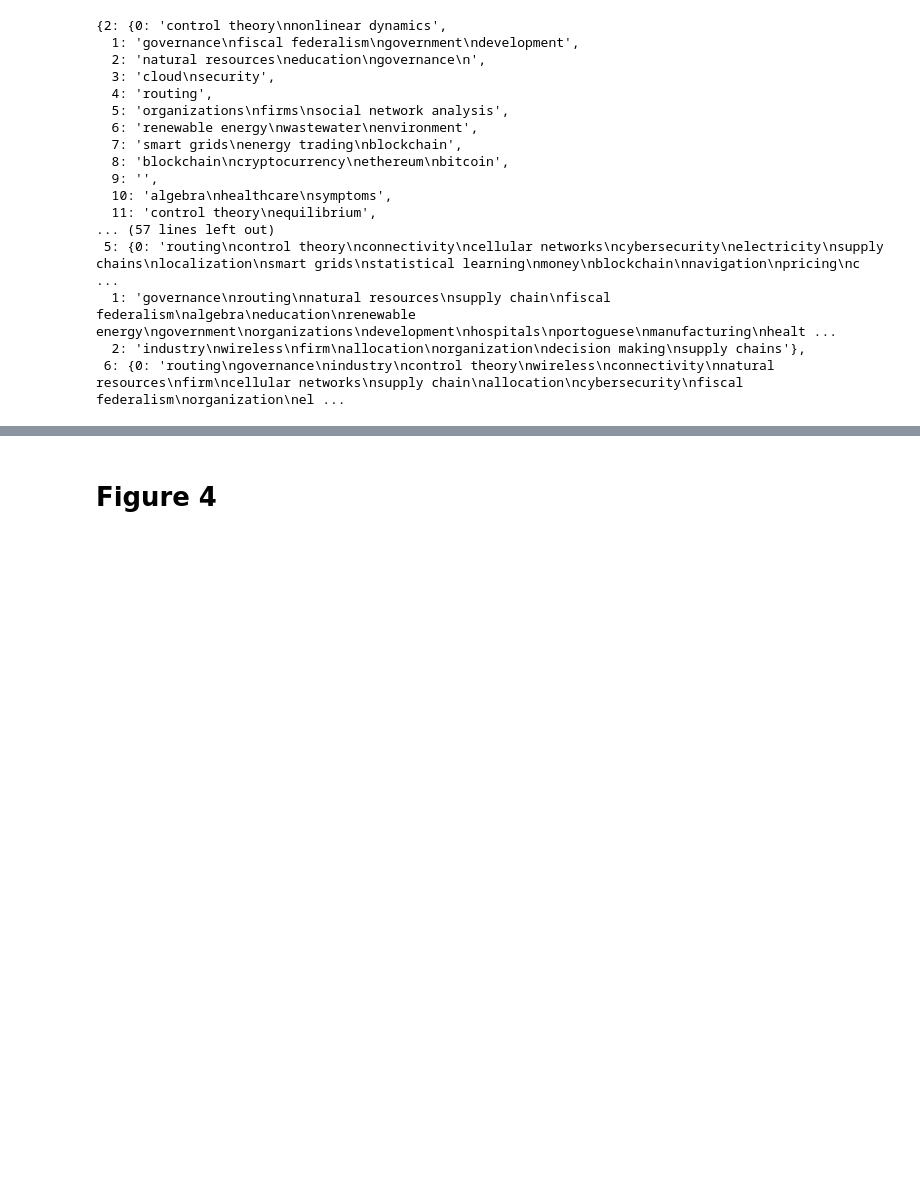
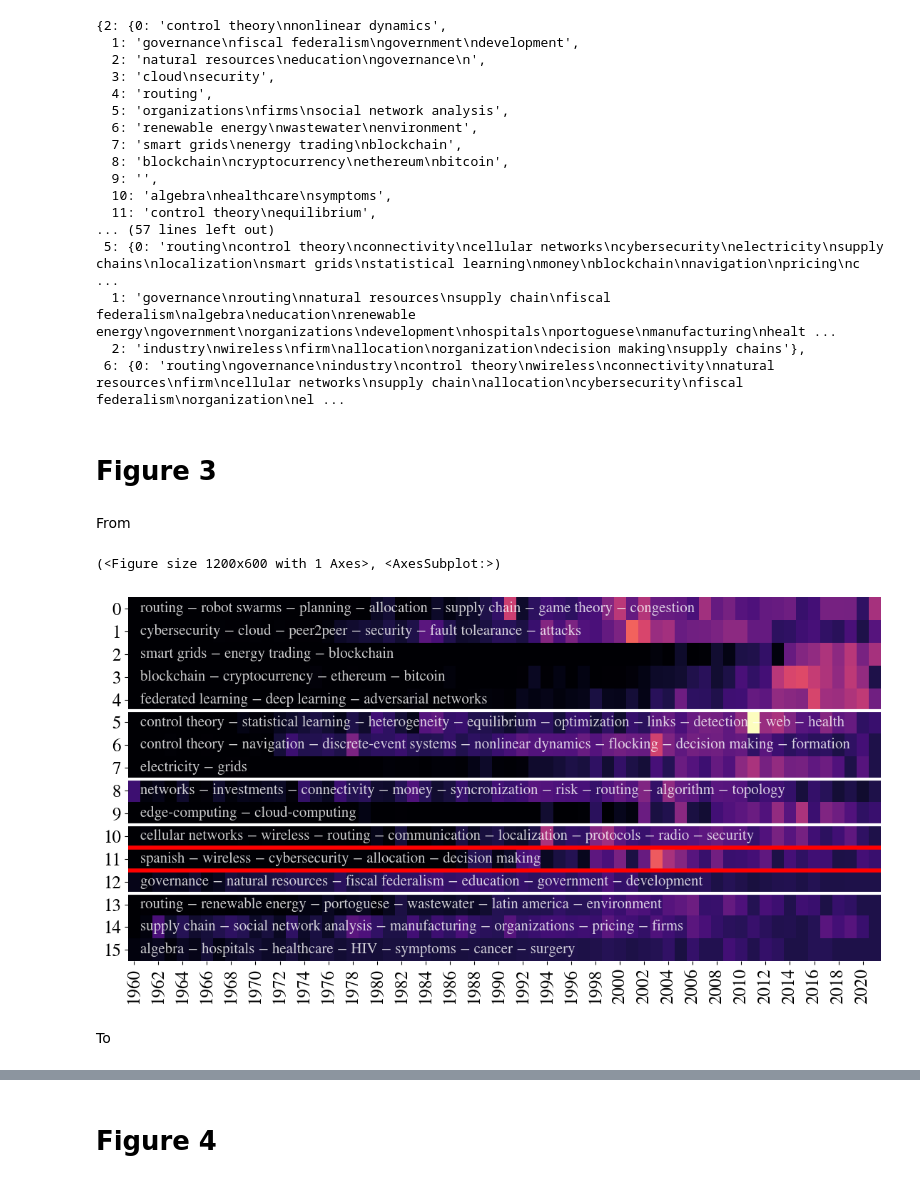
Before and after one commit to alberto-bracci/decentralization, a Jupyter notebook: notebooks/bin.ipynb, the cells around one changed output, grey strips where cells are left out. Saved outputs shown, nothing was run; the diff lists cells and outputs as text; code cells hidden in the pictures; blank space fills up the shorter version.

```diff
--- a/notebooks/bin.ipynb
+++ b/notebooks/bin.ipynb
@@ -2100,3 +2100,25 @@ keywords_clusters
   1: 'governance\nrouting\nnatural resources\nsupply chain\nfiscal federalism\nalgebra\neducation\nrenewable energy\ngovernment\norganizations\ndevelopment\nhospitals\nportoguese\nmanufacturing\nhealt ...
   2: 'industry\nwireless\nfirm\nallocation\norganization\ndecision making\nsupply chains'},
  6: {0: 'routing\ngovernance\nindustry\ncontrol theory\nwireless\nconnectivity\nnatural resources\nfirm\ncellular networks\nsupply chain\nallocation\ncybersecurity\nfiscal federalism\norganization\nel ...
+# %% [markdown]
+# Figure 3
+# %% [markdown]
+From
+# %%
+l = 3
+tmp = knowledge_flow_normalized_per_field_in_time_to_future_by_level[l].copy()
+tmp = tmp.groupby(["cluster_from","cluster_to","year_from"],as_index=False).significant_kf.mean()
+tmp = tmp.groupby(["cluster_from","year_from"],as_index=False).significant_kf.mean()
+# %%
+fig,ax = plt.subplots(1,1,figsize=(12,6))
+heatmap(df=tmp, fixed_labels=[], x_label="year_from", y_label="cluster_from", values_label="significant_kf",
+             costrains_equal={"year_from":set(range(1960,2022))},#figsize=(21,14),
+             ordered_cluster_labels=ordered_lev3_clusters, ordered_cluster_groups=ordered_hierarchy_lev_4,linewidth=1,
+             cut_small_clusters=True,threshold_num_papers=500,linelength=150,
+             bottom_level=3,top_level=6,
+             ax=ax,fig=fig,do_barplot=False)
+# %% [output]
+(<Figure size 1200x600 with 1 Axes>, <AxesSubplot:>)
+[figure, added]
+# %% [markdown]
+To
```
Also changed, not shown: parts of 2 cells of this notebook.
